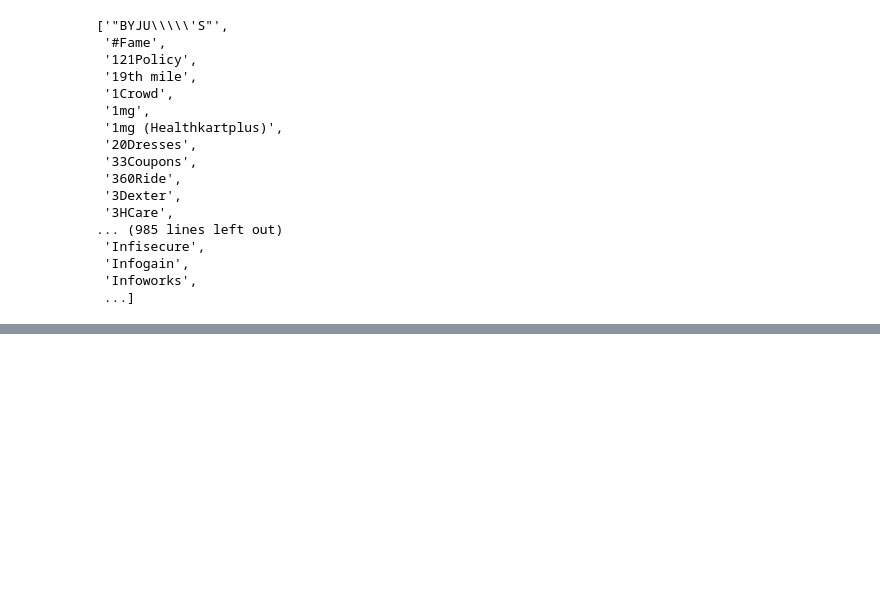
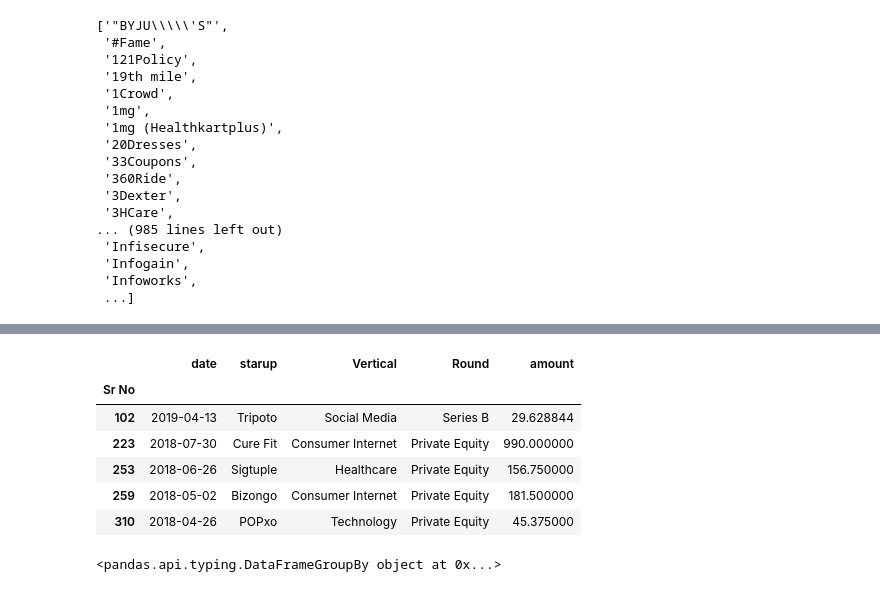
Before and after one commit to manishkumarmj/100_days_ml, a Jupyter notebook: Data visualization_Web_dev/Z_P_Streamlit/Startup_funding_mini_project/temp.ipynb, the cells around one changed output, grey strips where cells are left out. Saved outputs shown, nothing was run; the diff lists cells and outputs as text; code cells hidden in the pictures; blank space fills up the shorter version.

```diff
--- a/Data visualization_Web_dev/Z_P_Streamlit/Startup_funding_mini_project/temp.ipynb
+++ b/Data visualization_Web_dev/Z_P_Streamlit/Startup_funding_mini_project/temp.ipynb
@@ -44,0 +329,14 @@ sorted(df['Startup Name'].unique().tolist())
+# %%
+df[df["investors"].str.contains('IDG Venture')].head()[["date","starup","Vertical","Round","amount"]]
+# %% [output]
+|  | date | starup | Vertical | Round | amount |
+| Sr No |  |  |  |  |  |
+| 102 | 2019-04-13 | Tripoto | Social Media | Series B | 29.628844 |
+| 223 | 2018-07-30 | Cure Fit | Consumer Internet | Private Equity | 990.000000 |
+| 253 | 2018-06-26 | Sigtuple | Healthcare | Private Equity | 156.750000 |
+| 259 | 2018-05-02 | Bizongo | Consumer Internet | Private Equity | 181.500000 |
+| 310 | 2018-04-26 | POPxo | Technology | Private Equity | 45.375000 |
+# %%
+df[df['investors'].str.contains('IDG Venture')].groupby("starup")
+# %% [output]
+<pandas.api.typing.DataFrameGroupBy object at 0x...>
```
Also changed, not shown: parts of 31 cells of this notebook, 4 other files.
